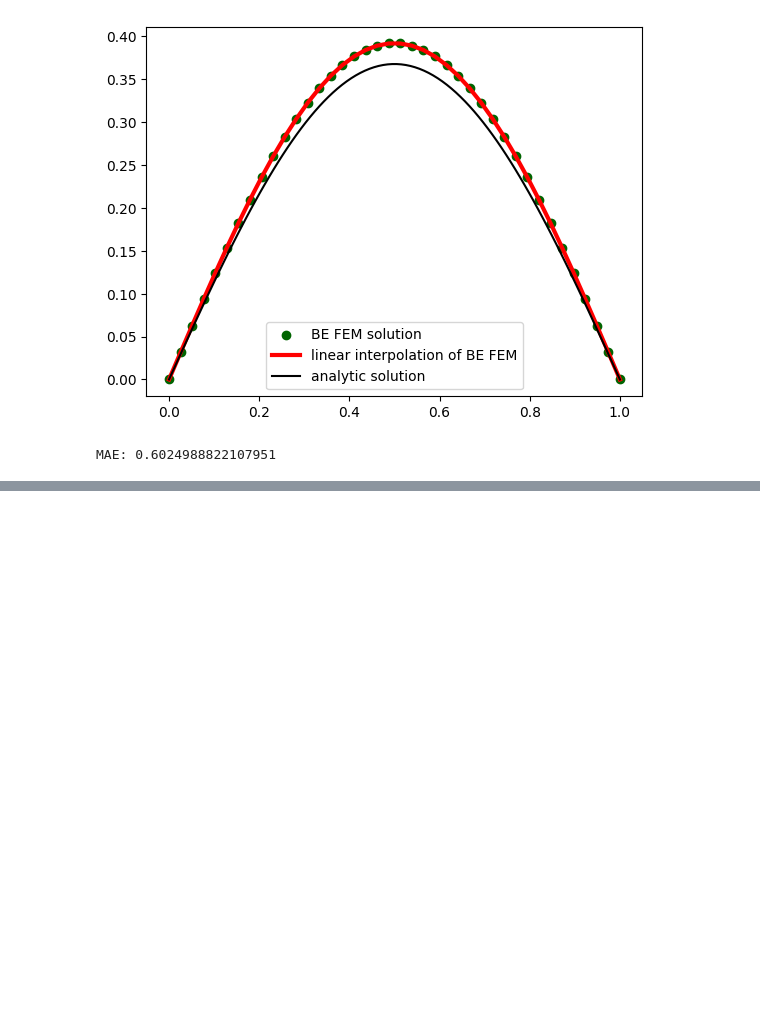
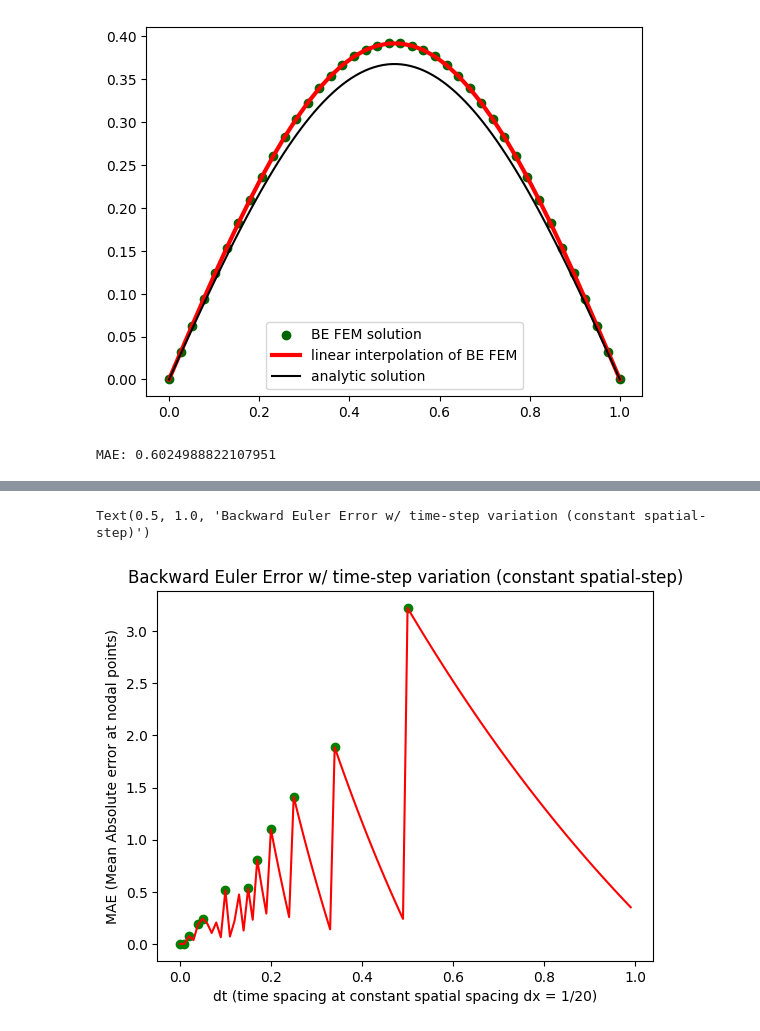
Before and after one commit to rx9933/COE-352, a Jupyter notebook: Project_2/FEM.ipynb, the cells around one changed output, grey strips where cells are left out. Drawn from its saved outputs; the diff is of its cells as text; code cells hidden in the pictures; blank space fills up the shorter version.

```diff
--- a/Project_2/FEM.ipynb
+++ b/Project_2/FEM.ipynb
@@ -129,6 +129,7 @@ def FEM(method = "FE", N = 11, dt = 1/551, plot = True):
                 for p in range(len(quad_points)):
                     if method =="FE":
                         flocal[l] += f((h / 2) * (quad_points[p] + 1) + xi[k], ctime) *phi(quad_points[p])[l] * quad_weights[p]  * dx_de
+
                     else: # backward euler, evaluate at next/future time step
                         flocal[l] += f((h / 2) * (quad_points[p] + 1) + xi[k], ctime+dt) *phi(quad_points[p])[l] * quad_weights[p]  * dx_de
 
@@ -144,7 +145,7 @@ def FEM(method = "FE", N = 11, dt = 1/551, plot = True):
             B = M + dt * K  # System matrix
             b = M @ u[:, n] + F * dt  # Right-hand side vector
 
-            # Apply Dirichlet boundary conditions to A and b
+            # Apply Dirichlet boundary conditions to B and b (Bu = b system)
             B_bc, b_bc = apply_dirichlet_bc(B.copy(), b.copy(), u_db, dirichlet_nodes)
 
             # Solve for the next timestep
@@ -156,9 +157,9 @@ def FEM(method = "FE", N = 11, dt = 1/551, plot = True):
         plt.plot(np.linspace(0,1,100), u_solution(np.linspace(0,1,100),tf), label = "analytic solution",color = "black")
         plt.legend()
         plt.show()
-    # print("RMSE", np.linalg.norm(u_solution(xi,tf)- u[:,-1]))
+
     mae =  np.sum(np.abs(u_solution(xi,tf)- u[:,-1]))
-    return K,F
+    return mae
 # %% [markdown]
 ## Question 2
 Solve first by using a forward Euler time derivative discretization with a time-step of $\Delta t = 1/551$. Plot the results at the final time. Increase the time-step until you find the instability. What dt does this occur at? How does the solution change as N decreases?
@@ -286,7 +256,0 @@ Thus, the magnitude of $K$ is proportional to the magnitude of $u_xx$. When $\De
-# %%
-rmses=[]
-for i in np.arange(.0001,1,.01):
-    rmse = FEM("BE", N=21, dt = i, plot = False)
-    rmses +=[rmse]
-plt.plot(np.arange(.0001,1,.01),rmses)
-print(rmses)
@@ -313,0 +259,26 @@ LinAlgError: Singular matrix
+# %%
+maes=[]
+dts = np.arange(.0001,1,.01)
+for i in dts:
+    mae = FEM("BE", N=21, dt = i, plot = False)
+    maes +=[mae]
+
+upper_envelope = []
+unique_dts = []
+max_so_far = -np.inf
+
+for dt, mae in zip(dts, maes):
+    if mae > max_so_far:
+        upper_envelope.append(mae)
+        unique_dts.append(dt)
+        max_so_far = mae
+
+# Plot
+plt.scatter(unique_dts, upper_envelope, color="green", label="Top Line (No Repeats)")
+plt.plot(dts,maes, color = "red")
+plt.xlabel("dt (time spacing at constant spatial spacing dx = 1/20)")
+plt.ylabel("MAE (Mean Absolute error at nodal points)")
+plt.title("Backward Euler Error w/ time-step variation (constant spatial-step)")
+# %% [output]
+Text(0.5, 1.0, 'Backward Euler Error w/ time-step variation (constant spatial-step)')
+[figure, added]
```
Also changed, not shown: parts of 8 cells of this notebook.
